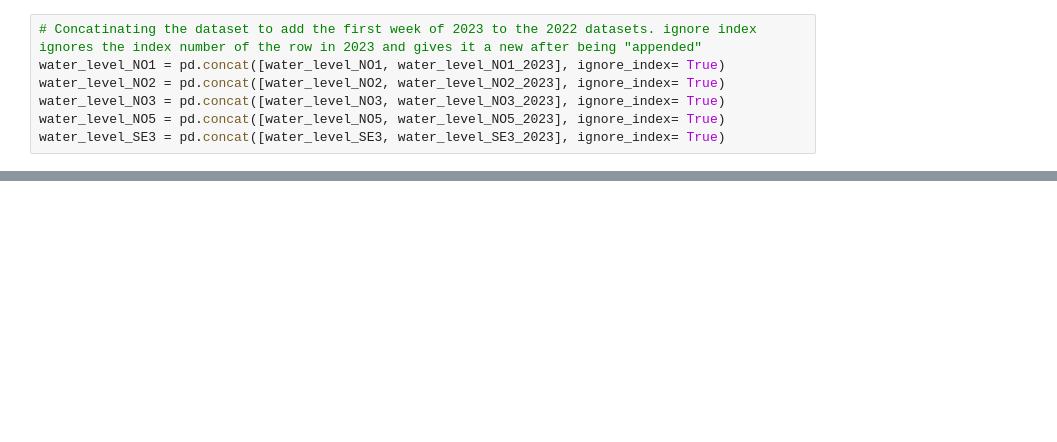
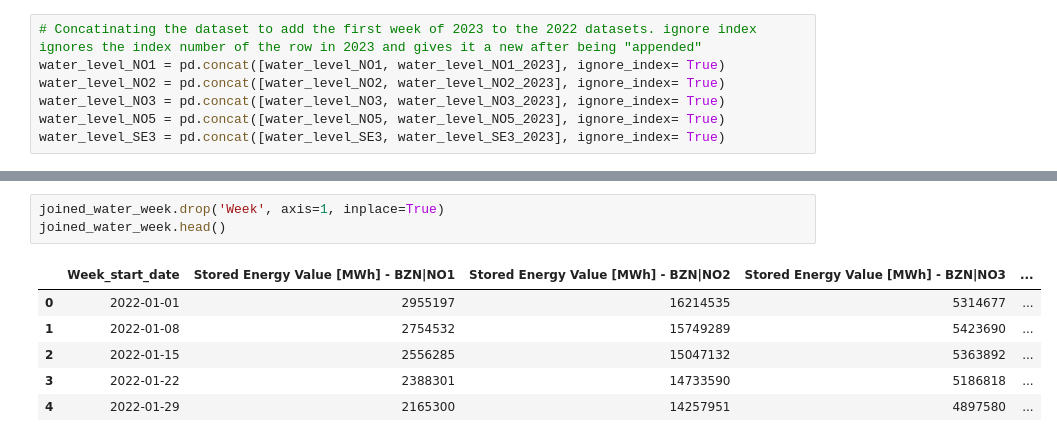
Before and after one commit to HIOF-Bachelor-Project-Group-7/Time-series-energy-price-prediction-bidding-zone-N01, a Jupyter notebook: code/Data aggregation of energy market bidding zone NO1.ipynb, the cells around one changed output, grey strips where cells are left out. Drawn from its saved outputs; the diff is of its cells as text; blank space fills up the shorter version.

```diff
--- a/code/Data aggregation of energy market bidding zone NO1.ipynb
+++ b/code/Data aggregation of energy market bidding zone NO1.ipynb
@@ -626,0 +453,10 @@ water_level_dataframes.resample('H')
+# %%
+joined_water_week.drop('Week', axis=1, inplace=True)
+joined_water_week.head()
+# %% [output]
+|  | Week_start_date | Stored Energy Value [MWh] - BZN|NO1 | Stored Energy Value [MWh] - BZN|NO2 | Stored Energy Value [MWh] - BZN|NO3 | ... |
+| 0 | 2022-01-01 | 2955197 | 16214535 | 5314677 | ... |
+| 1 | 2022-01-08 | 2754532 | 15749289 | 5423690 | ... |
+| 2 | 2022-01-15 | 2556285 | 15047132 | 5363892 | ... |
+| 3 | 2022-01-22 | 2388301 | 14733590 | 5186818 | ... |
+| 4 | 2022-01-29 | 2165300 | 14257951 | 4897580 | ... |
```
Also changed, not shown: parts of 32 cells of this notebook.
